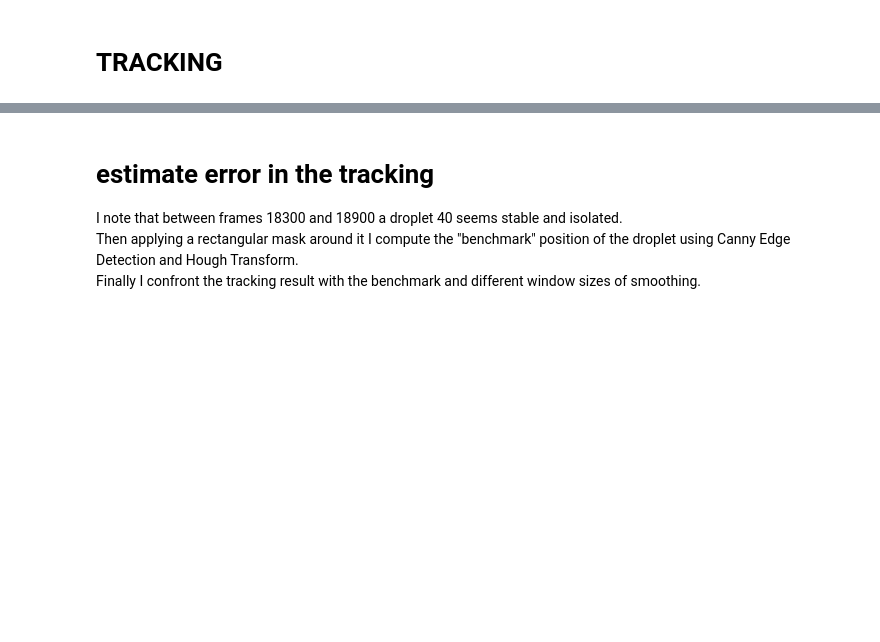
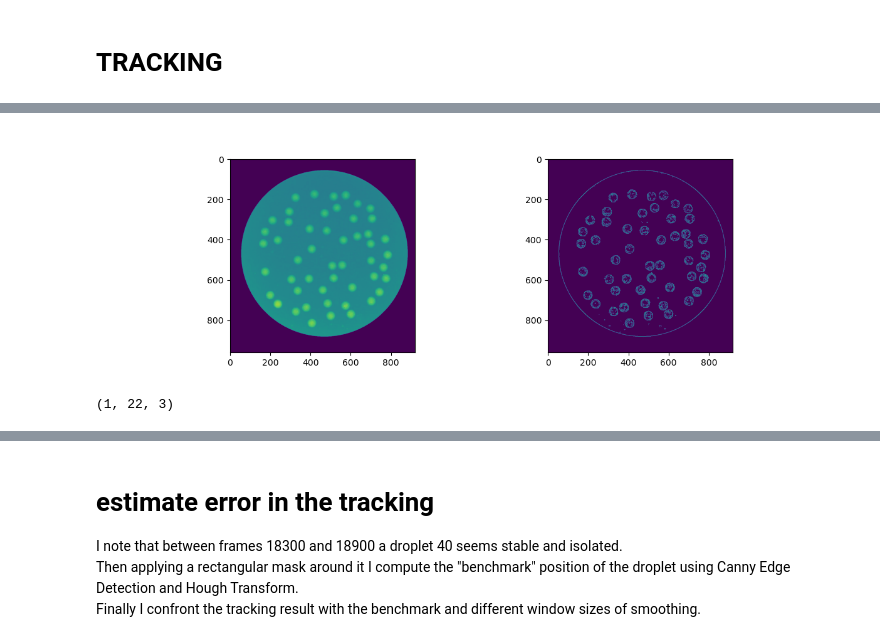
Before and after one commit to skandiz/MasterThesis, a Jupyter notebook: tracking/trajectoryTracking.ipynb, the cells around one changed output, grey strips where cells are left out. Saved outputs shown, nothing was run; the diff lists cells and outputs as text; code cells hidden in the pictures; blank space fills up the shorter version.

```diff
--- a/tracking/trajectoryTracking.ipynb
+++ b/tracking/trajectoryTracking.ipynb
@@ -214,0 +273,18 @@ else:
+# %%
+edges = cv2.Canny(data[0], 30, 30)
+# %%
+fig, (ax, ax1) = plt.subplots(1, 2)
+ax.imshow(data[0])
+ax1.imshow(edges)
+plt.show()
+# %% [output]
+[figure, added]
+# %%
+# this gives better result
+temp = cv2.HoughCircles(edges, cv2.HOUGH_GRADIENT, 1, minDist=20, param1=50, param2=30, minRadius = 10, maxRadius = 25)
+if temp is not None:
+    print(temp.shape)
+else:
+    print("temp is none")
+# %% [output]
+(1, 22, 3)
```
Also changed, not shown: parts of 23 cells of this notebook, 8 other files.
